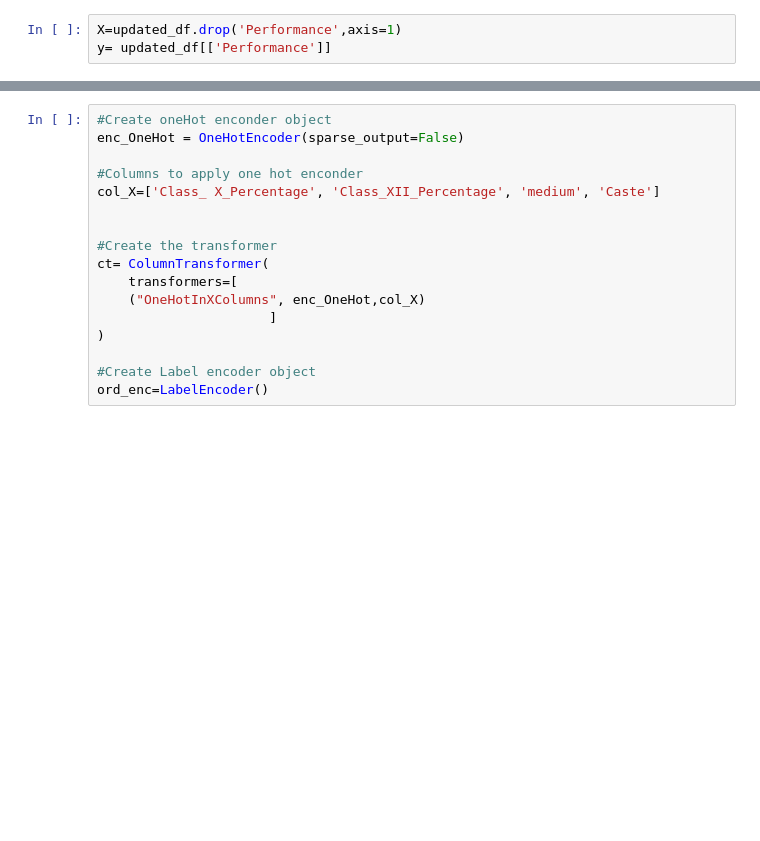
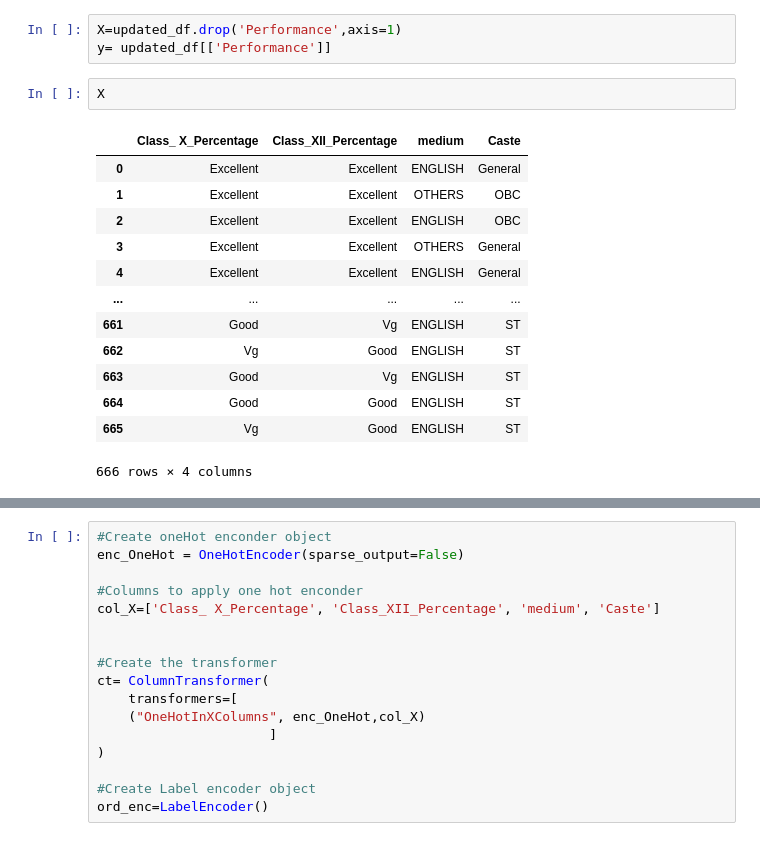
Before and after one commit to Jesus2342/MLOps_Team_33, a Jupyter notebook: MLOps_Team_33/notebooks/Student_Perfomance_models.ipynb, the cells around one changed output, grey strips where cells are left out. Saved outputs shown, nothing was run; the diff lists cells and outputs as text; blank space fills up the shorter version.

```diff
--- a/MLOps_Team_33/notebooks/Student_Perfomance_models.ipynb
+++ b/MLOps_Team_33/notebooks/Student_Perfomance_models.ipynb
@@ -83,3 +73,19 @@ updated_df=df[columns_of_interest]
 # %%
 X=updated_df.drop('Performance',axis=1)
 y= updated_df[['Performance']]
+# %%
+X
+# %% [output]
+|  | Class_ X_Percentage | Class_XII_Percentage | medium | Caste |
+| 0 | Excellent | Excellent | ENGLISH | General |
+| 1 | Excellent | Excellent | OTHERS | OBC |
+| 2 | Excellent | Excellent | ENGLISH | OBC |
+| 3 | Excellent | Excellent | OTHERS | General |
+| 4 | Excellent | Excellent | ENGLISH | General |
+| ... | ... | ... | ... | ... |
+| 661 | Good | Vg | ENGLISH | ST |
+| 662 | Vg | Good | ENGLISH | ST |
+| 663 | Good | Vg | ENGLISH | ST |
+| 664 | Good | Good | ENGLISH | ST |
+| 665 | Vg | Good | ENGLISH | ST |
+666 rows × 4 columns
```
Also changed, not shown: parts of 15 cells of this notebook, 4 other files.
